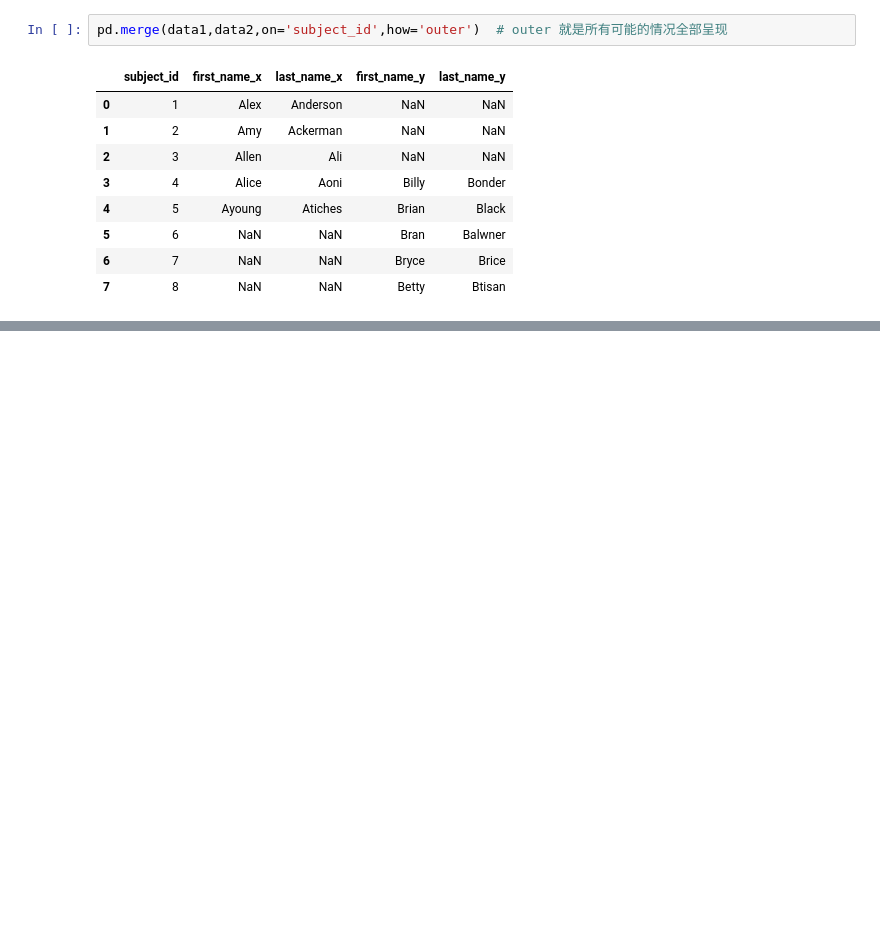
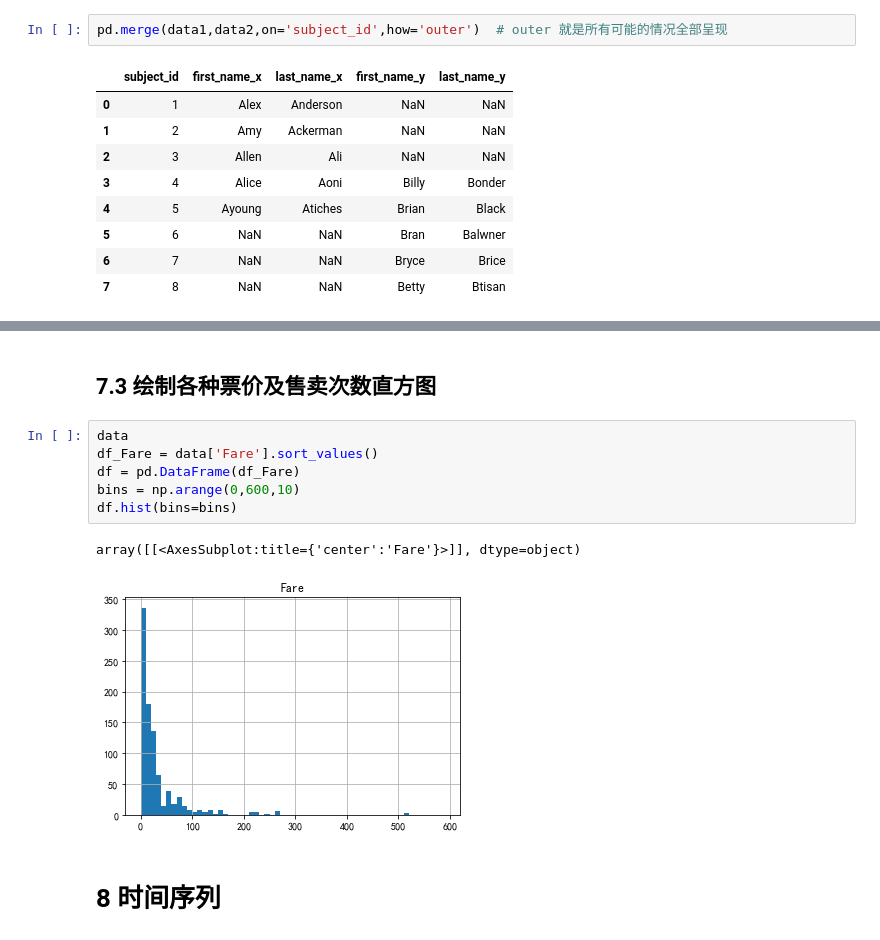
Before and after one commit to GuangwenSi/PDandNP, a Jupyter notebook: pandas实战.ipynb, the cells around one changed output, grey strips where cells are left out. Drawn from its saved outputs; the diff is of its cells as text; blank space fills up the shorter version.

```diff
--- a/pandas实战.ipynb
+++ b/pandas实战.ipynb
@@ -464,0 +712,13 @@ pd.merge(data1,data2,on='subject_id',how='outer')  # outer 就是所有可能的
+# %% [markdown]
+## 7.3 绘制各种票价及售卖次数直方图
+# %%
+data
+df_Fare = data['Fare'].sort_values()
+df = pd.DataFrame(df_Fare)
+bins = np.arange(0,600,10)
+df.hist(bins=bins)
+# %% [output]
+array([[<AxesSubplot:title={'center':'Fare'}>]], dtype=object)
+[figure, added]
+# %% [markdown]
+# 8 时间序列
```
Also changed, not shown: parts of 50 cells of this notebook, 1 other file.
